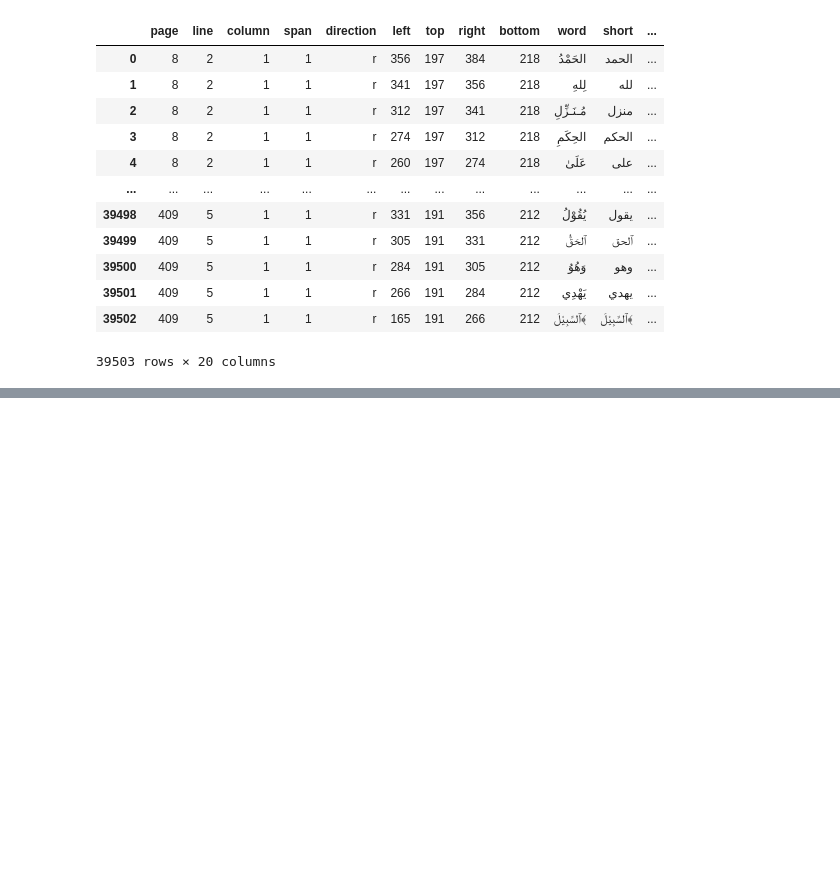
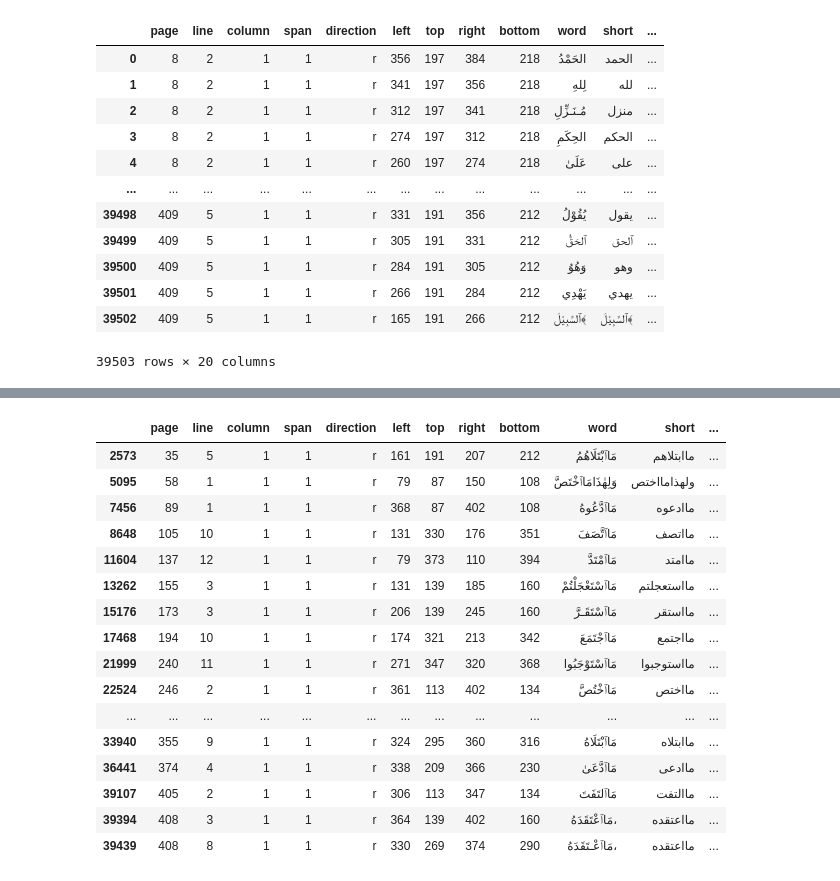
Before and after one commit to among/fusus, a Jupyter notebook: fusust-text-laboratory/SplittingWords.ipynb, the cells around one changed output, grey strips where cells are left out. Saved outputs shown, nothing was run; the diff lists cells and outputs as text; code cells hidden in the pictures; blank space fills up the shorter version.

```diff
--- a/fusust-text-laboratory/SplittingWords.ipynb
+++ b/fusust-text-laboratory/SplittingWords.ipynb
@@ -78,0 +266,20 @@ See the caveats in the documentation: https://pandas.pydata.org/pandas-docs/stab
+# %%
+fusus[(fusus.short.str.contains(pat='ماا'))&(fusus.short.str.len()>5)]
+# %% [output]
+|  | page | line | column | span | direction | left | top | right | bottom | word | short | ... |
+| 2573 | 35 | 5 | 1 | 1 | r | 161 | 191 | 207 | 212 | مَاٱبْتَلَاهُمُ | ماابتلاهم | ... |
+| 5095 | 58 | 1 | 1 | 1 | r | 79 | 87 | 150 | 108 | وَلِهٰذَامَاٱخْتَصَّ | ولهذامااختص | ... |
+| 7456 | 89 | 1 | 1 | 1 | r | 368 | 87 | 402 | 108 | مَاٱدَّعُوهُ | ماادعوه | ... |
+| 8648 | 105 | 10 | 1 | 1 | r | 131 | 330 | 176 | 351 | مَاٱتَّصَفَ | مااتصف | ... |
+| 11604 | 137 | 12 | 1 | 1 | r | 79 | 373 | 110 | 394 | مَاٱمْتَدَّ | ماامتد | ... |
+| 13262 | 155 | 3 | 1 | 1 | r | 131 | 139 | 185 | 160 | مَاٱسْتَعْجَلْتُمْ | مااستعجلتم | ... |
+| 15176 | 173 | 3 | 1 | 1 | r | 206 | 139 | 245 | 160 | مَاٱسْتَقَـرَّ | مااستقر | ... |
+| 17468 | 194 | 10 | 1 | 1 | r | 174 | 321 | 213 | 342 | مَاٱجْتَمَعَ | مااجتمع | ... |
+| 21999 | 240 | 11 | 1 | 1 | r | 271 | 347 | 320 | 368 | مَاٱسْتَوْجَبُوا | مااستوجبوا | ... |
+| 22524 | 246 | 2 | 1 | 1 | r | 361 | 113 | 402 | 134 | مَاٱخْتُصَّ | مااختص | ... |
+| ... | ... | ... | ... | ... | ... | ... | ... | ... | ... | ... | ... | ... |
+| 33940 | 355 | 9 | 1 | 1 | r | 324 | 295 | 360 | 316 | مَاٱبْتَلَاهُ | ماابتلاه | ... |
+| 36441 | 374 | 4 | 1 | 1 | r | 338 | 209 | 366 | 230 | مَاٱدَّعَىٰ | ماادعى | ... |
+| 39107 | 405 | 2 | 1 | 1 | r | 306 | 113 | 347 | 134 | مَاٱلتَفَتَ | ماالتفت | ... |
+| 39394 | 408 | 3 | 1 | 1 | r | 364 | 139 | 402 | 160 | مَاٱعْتَقَدَهُ، | مااعتقده | ... |
+| 39439 | 408 | 8 | 1 | 1 | r | 330 | 269 | 374 | 290 | مَاٱعْـتَقَدَهُ، | مااعتقده | ... |
```
Also changed, not shown: parts of 22 cells of this notebook, 1 other file.
